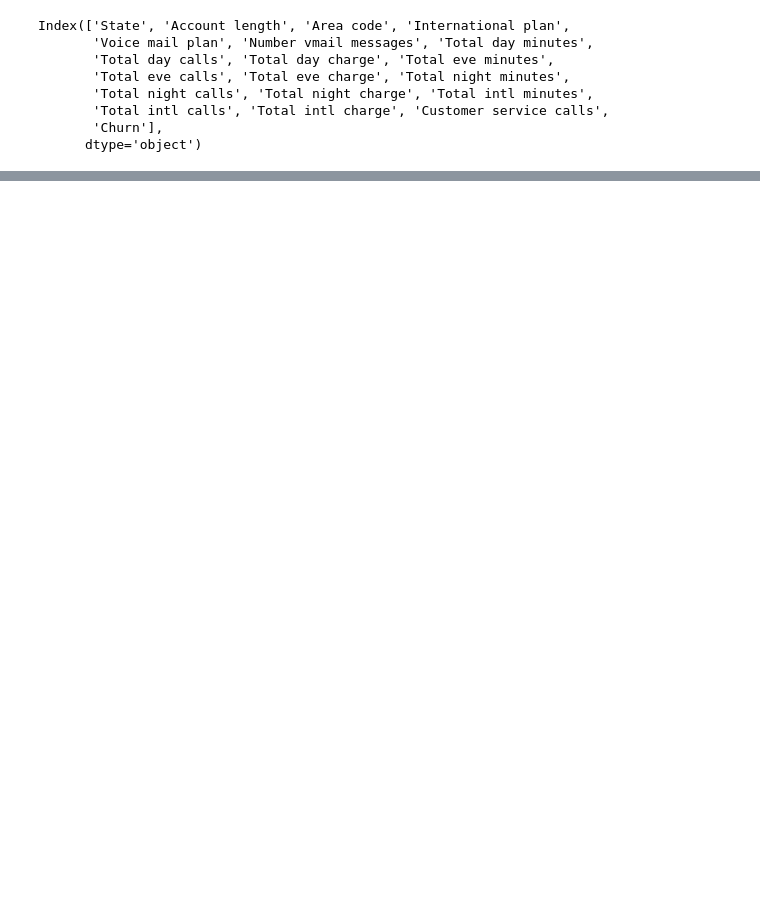
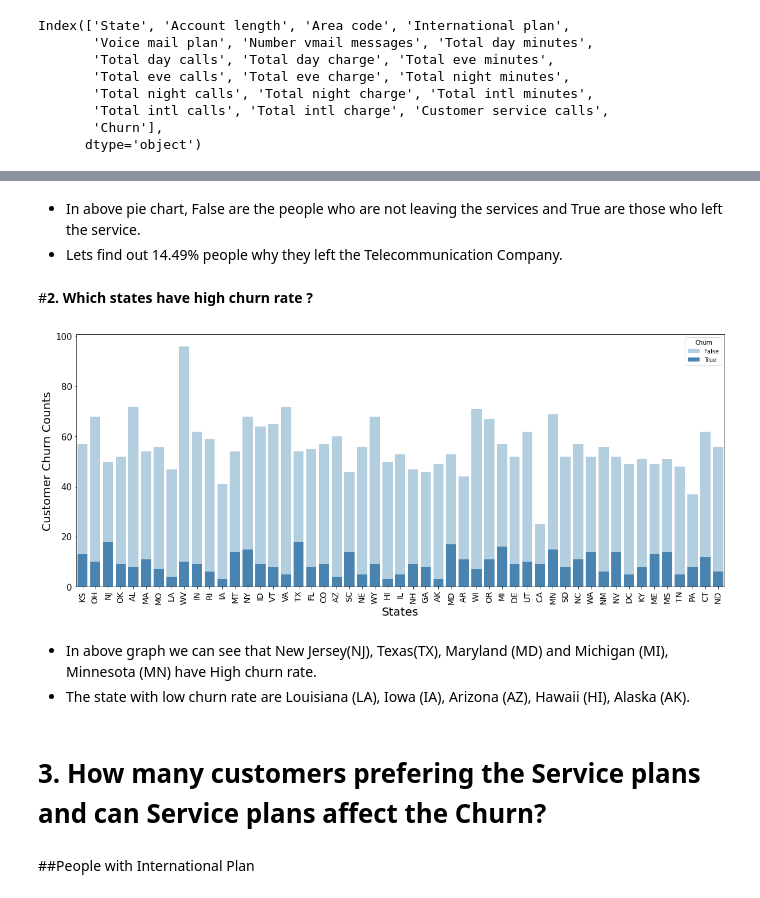
Before and after one commit to Ashfaquesayyed/telecom-churn-analysis, a Jupyter notebook: telecom_churn_analysis.ipynb, the cells around one changed output, grey strips where cells are left out. Drawn from its saved outputs; the diff is of its cells as text; code cells hidden in the pictures; blank space fills up the shorter version.

```diff
--- a/telecom_churn_analysis.ipynb
+++ b/telecom_churn_analysis.ipynb
@@ -179,0 +199,28 @@ Index(['State', 'Account length', 'Area code', 'International plan',
+# %% [markdown]
+* In above pie chart, False are the people who are not leaving the services and True are those who left the service.
+* Lets find out 14.49% people why they left the Telecommunication Company.
+# %% [markdown]
+#**2. Which states have high churn rate ?**
+# %%
+#figure size
+plt.figure(figsize=(20,8))
+#count plot
+state_count = sns.countplot(x='State', hue='Churn', data=df, dodge=False, palette='Blues')
+#font size
+plt.xticks(rotation=90,fontsize=14)
+plt.yticks(fontsize=15)
+#labeling
+state_count.set_xlabel('States',fontsize=20)
+state_count.set_ylabel('Customer Churn Counts',fontsize=20)
+#show graph
+plt.show()
+# %% [output]
+[figure, added]
+# %% [markdown]
+
+* In above graph we can see that New Jersey(NJ), Texas(TX), Maryland (MD) and Michigan (MI), Minnesota (MN) have High churn rate.
+* The state with low churn rate are Louisiana (LA), Iowa (IA), Arizona (AZ), Hawaii (HI), Alaska (AK).
+# %% [markdown]
+# **3. How many customers prefering the Service plans and can Service plans affect the Churn?**
+# %% [markdown]
+##People with International Plan
```
Also changed, not shown: parts of 21 cells of this notebook.
